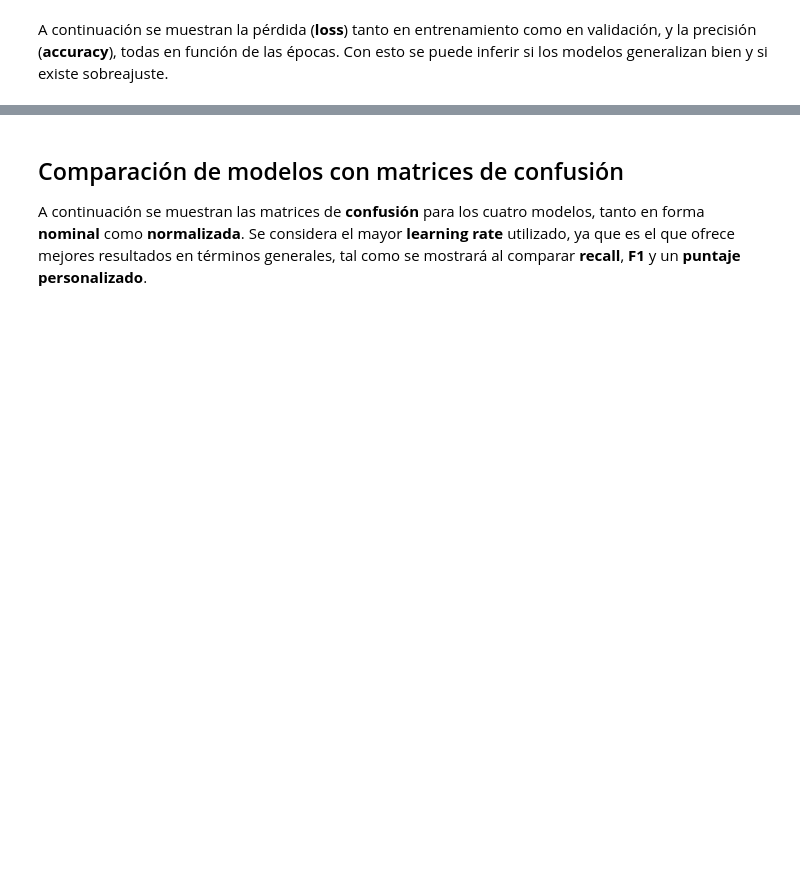
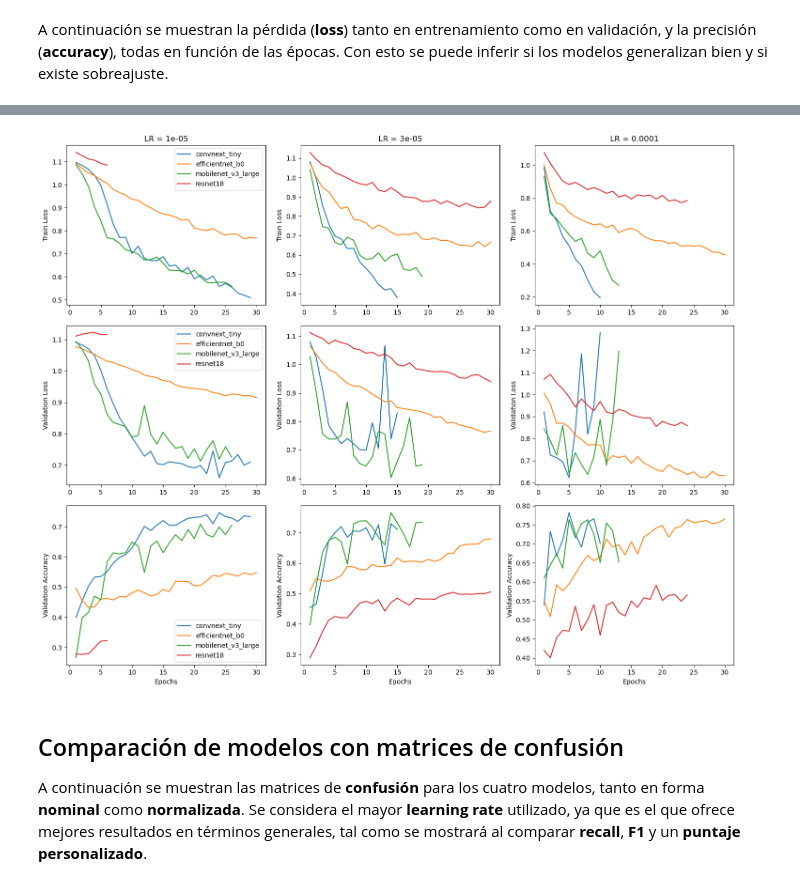
Before and after one commit to Javier-Etcheto/Vision-por-Computadora-II, a Jupyter notebook: Benchmark_models.ipynb, the cells around one changed output, grey strips where cells are left out. Drawn from its saved outputs; the diff is of its cells as text; code cells hidden in the pictures; blank space fills up the shorter version.

```diff
--- a/Benchmark_models.ipynb
+++ b/Benchmark_models.ipynb
@@ -244,3 +240,66 @@ plt.show()
+# %%
+import pandas as pd
+import matplotlib.pyplot as plt
+import os
+
+def load_history_from_logs(log_root="lightning_logs"):
+    history = {}
+    for folder in os.listdir(log_root):
+        folder_path = os.path.join(log_root, folder)
+        if not os.path.isdir(folder_path):
+            continue
+        version_path = os.path.join(folder_path, "version_0", "metrics.csv")
+        if os.path.exists(version_path):
+            df = pd.read_csv(version_path)
+            history[folder] = df
+    return history
+
+history = load_history_from_logs()
+
+lrs = sorted({float(k.split("_lr")[1]) for k in history.keys()})
+modelos = sorted({k.split("_lr")[0] for k in history.keys()})
+
+fig, axes = plt.subplots(3, len(lrs), figsize=(5*len(lrs), 12), sharex=False)
+
+for col, lr in enumerate(lrs):
+    for modelo in modelos:
+        if "feature" in modelo:
+            continue
+
+        key = f"{modelo}_lr{lr}"
+        if key not in history:
+            continue
+
+        df = history[key]
+
+        train_loss_df = df[df['train_loss'].notna()]
+        val_df = df[df['val_loss'].notna() & df['val_acc'].notna()]
+
+        if not train_loss_df.empty:
+            epochs_train = train_loss_df['epoch'] + 1
+            train_loss = train_loss_df['train_loss']
+            axes[0, col].plot(epochs_train, train_loss, linestyle='-', label=f"{modelo}")
+
+        if not val_df.empty:
+            epochs_val = val_df['epoch'] + 1
+            val_loss = val_df['val_loss']
+            val_acc = val_df['val_acc']
+            axes[1, col].plot(epochs_val, val_loss, linestyle='-', label=f"{modelo}")
+            axes[2, col].plot(epochs_val, val_acc, linestyle='-', label=f"{modelo}")
+
+    axes[0, col].set_title(f"LR = {lr}")
+    axes[0, col].set_ylabel("Train Loss")
+    axes[1, col].set_ylabel("Validation Loss")
+    axes[2, col].set_ylabel("Validation Accuracy")
+    axes[2, col].set_xlabel("Epochs")
+
+for row in range(3):
+    axes[row, 0].legend(loc='best')
+
+plt.tight_layout()
+plt.show()
+# %% [output]
+[figure, added]
 # %% [markdown]
 ## Comparación de modelos con matrices de confusión
 
```
Also changed, not shown: parts of 13 cells of this notebook.
